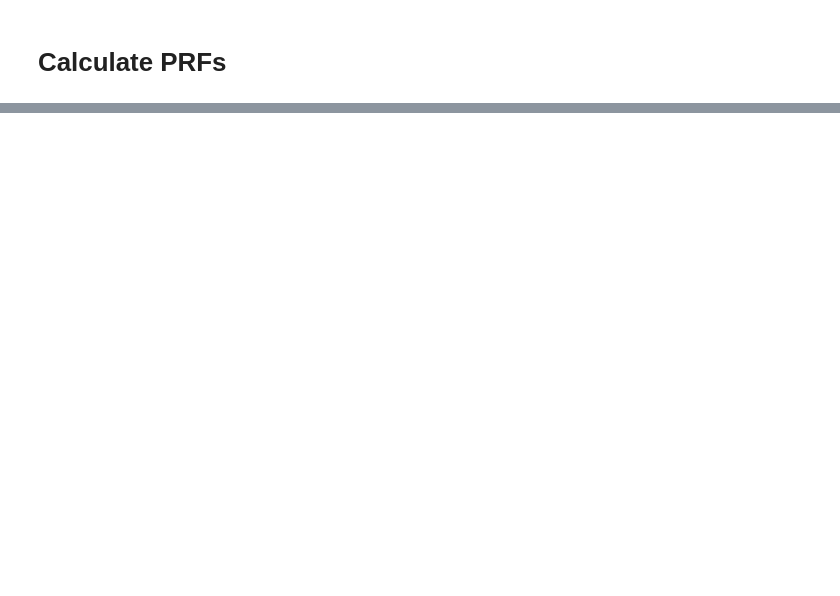
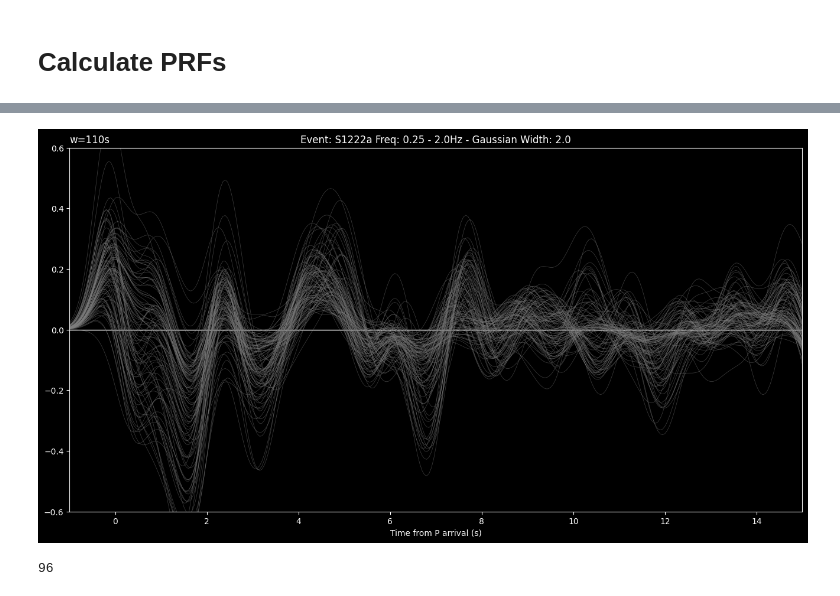
Before and after one commit to t0mmyt/insight-notebooks, a Jupyter notebook: notebooks/S1222a.ipynb, the cells around one changed output, grey strips where cells are left out. Cells and saved outputs as stored; diff of their text form; code cells hidden in the pictures; blank space fills up the shorter version.

```diff
--- a/notebooks/S1222a.ipynb
+++ b/notebooks/S1222a.ipynb
@@ -148,0 +177,28 @@ fig
+# %%
+# def avg()
+
+plt.style.use('dark_background')
+fig_anim, ax_anim = plt.subplots(1, 1, figsize=(16, 8), dpi=100)
+ax = ax_anim
+ax.set_title(f"Event: {EVENT} Freq: {bandpass['freqmin']} - {bandpass['freqmax']}Hz - Gaussian Width: {gauss_width}")
+ax.set_ylim(-.6, .6)
+ax.set_xlim(-1, 15)
+ax.axhline(0, color="white", linewidth=1)
+ax.set_xlabel("Time from P arrival (s)")
+for i, j in enumerate(series):
+    ax.set_title(f"w={i + 15}s", loc="left")
+    ax.plot(times[:shortest_rf], j[:shortest_rf], color="grey", linewidth=0.5, alpha=0.5)
+    tmp_avg_rf = np.zeros(shortest_rf)
+    for k in range(i):
+        tmp_avg_rf += series[i][:shortest_rf]
+    if i > 0:
+        tmp_avg_rf /= i
+    mean_line = ax.plot(times[:shortest_rf], tmp_avg_rf, color="white", linewidth=2)
+    fig_anim.savefig(datafile(f"figures/anim/S1222a-{i:03d}.png"))
+    mean_line.pop(0).remove()
+# %% [output]
+[figure, added]
+# %%
+len(series)
+# %% [output]
+96
```
Also changed, not shown: parts of 7 cells of this notebook, 26 other files.
